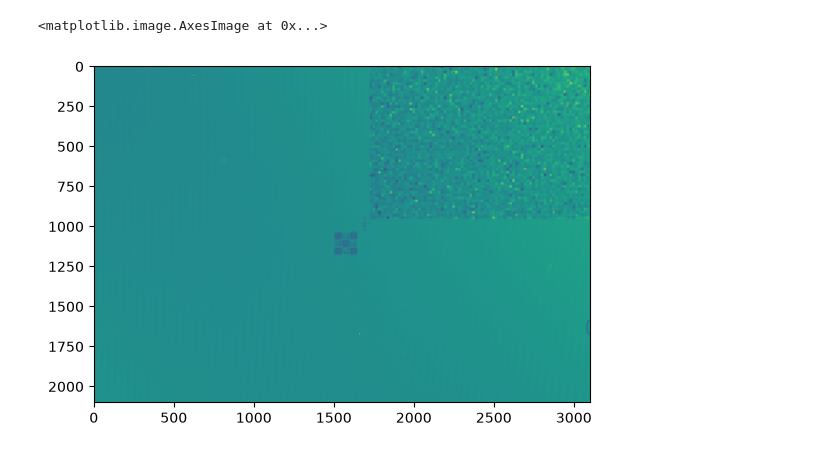
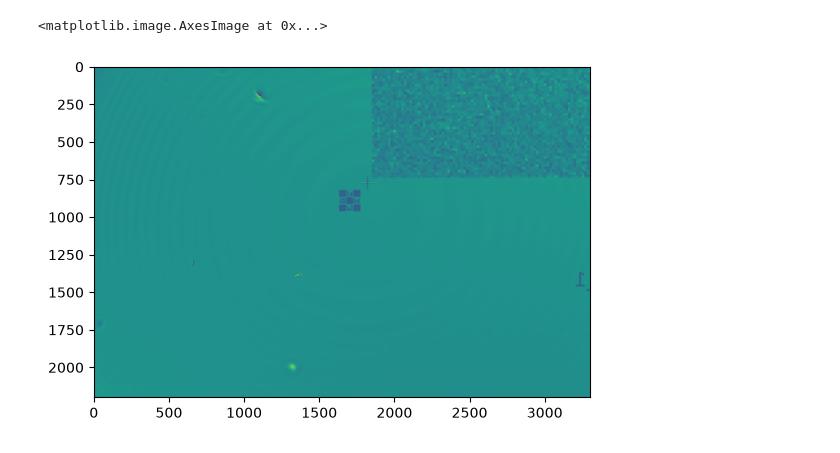
Before and after one commit to RodionovSA/holoeml-experiment, a Jupyter notebook: scripts/phase/read_phase.ipynb, the cells around one changed output. Saved outputs shown, nothing was run; the diff lists cells and outputs as text; code cells hidden in the pictures.

```diff
--- a/scripts/phase/read_phase.ipynb
+++ b/scripts/phase/read_phase.ipynb
@@ -13,6 +10,9 @@ phi3 = data3['phi']
+# %%
+data3 = np.load('phase_measurement_20260824_171407.npz')
+phi3 = data3['phi']
 # %%
-plt.imshow(phi)
+plt.imshow(phi3)
 # %% [output]
 <matplotlib.image.AxesImage at 0x...>
-[figure, old version]
+[figure, new version]
 # %%
```
Also changed, not shown: parts of 6 cells of this notebook, 3 other files.
